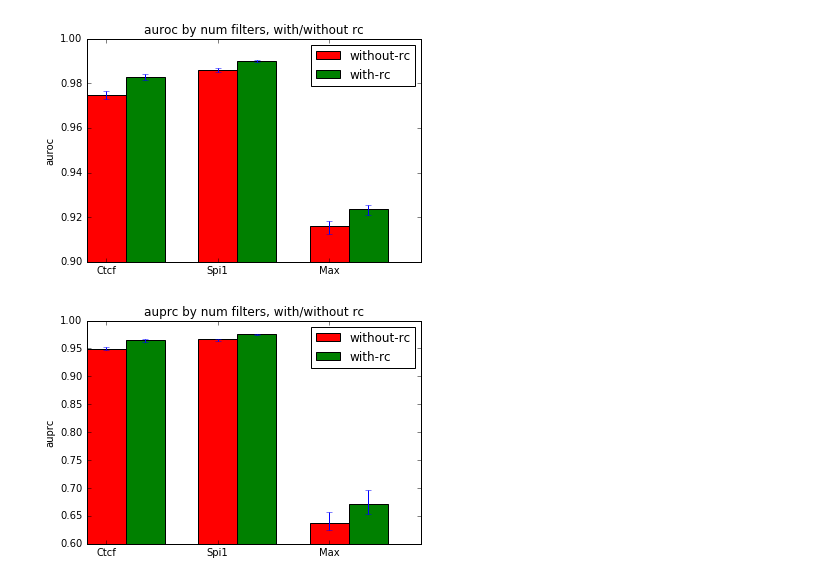
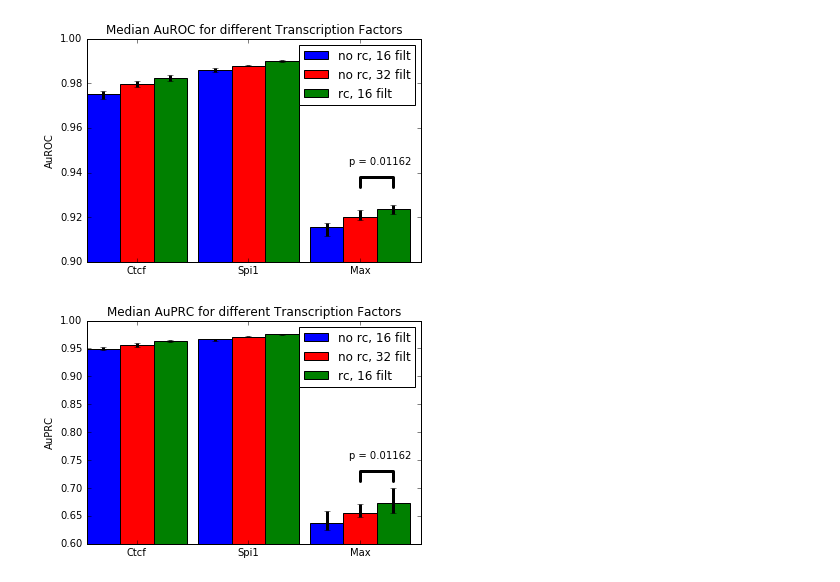
Before and after one commit to kundajelab/av_scripts, a Jupyter notebook: adhoc/revcomp_and_ws_experiments/SummarisePerformanceAcrossTFs.ipynb, the cells around one changed output. Cells and saved outputs as stored; diff of their text form; code cells hidden in the pictures.

```diff
--- a/adhoc/revcomp_and_ws_experiments/SummarisePerformanceAcrossTFs.ipynb
+++ b/adhoc/revcomp_and_ws_experiments/SummarisePerformanceAcrossTFs.ipynb
@@ -10,5 +10,7 @@ for (experiment_prefix, folder) in [('fullCtcf', 'Ctcf'), ('Spi1', 'Spi1'), ('Ma
         experiment_prefix, model_descriptor, seed = filtered_record['message'].split()
         grouped_records[experiment_prefix+"_"+model_descriptor].append(filtered_record)
 # %%
-auroc_per_group = dict([(key, [x['best_valid_perf_info']['valid_all_stats']['mean_auROC'] for x in grouped_records[key]]) for key in grouped_records])
-auprc_per_group = dict([(key, [x['best_valid_perf_info']['valid_all_stats']['mean_auPRC'] for x in grouped_records[key]]) for key in grouped_records])
+auroc_per_group = dict([(key, [x['best_valid_perf_info']['valid_all_stats']['mean_auROC'] for x in grouped_records[key]])
+                        for key in grouped_records])
+auprc_per_group = dict([(key, [x['best_valid_perf_info']['valid_all_stats']['mean_auPRC'] for x in grouped_records[key]])
+                        for key in grouped_records])
@@ -35,37 +53,63 @@ auprc_per_group
 # %%
 %matplotlib inline
 import numpy as np
 import matplotlib.pyplot as plt
 import numpy as np
 
-without_rc_keys = ['fullCtcf_rc-f_nbf-16_ws-f_str-20', 'Spi1_rc-f_nbf-16_ws-f_str-20', 'Max_rc-f_nbf-16_ws-f_str-20']
-with_rc_keys = ['fullCtcf_rc-t_nbf-16_ws-t_symws-f_ircws-t_str-20', 'Spi1_rc-t_nbf-16_ws-t_symws-f_ircws-t_str-20', 'Max_rc-t_nbf-16_ws-t_symws-f_ircws-t_str-20']
+without_rc_keys = ['fullCtcf_rc-f_nbf-16_ws-f_str-20',
+                   'Spi1_rc-f_nbf-16_ws-f_str-20',
+                   'Max_rc-f_nbf-16_ws-f_str-20']
+without_rc_2x_filt_keys = ['fullCtcf-32_rc-f_nbf-32_ws-f_str-20',
+                           'Spi1-32_rc-f_nbf-32_ws-f_str-20',
+                           'Max-32_rc-f_nbf-32_ws-f_str-20']
+with_rc_keys = ['fullCtcf_rc-t_nbf-16_ws-t_symws-f_ircws-t_str-20',
+                'Spi1_rc-t_nbf-16_ws-t_symws-f_ircws-t_str-20',
+                'Max_rc-t_nbf-16_ws-t_symws-f_ircws-t_str-20']
 
-for group_stats, stats_name, ymin in [(auroc_per_group, 'auroc', 0.9), (auprc_per_group, 'auprc', 0.6)]:
+
+def label_diff(i,j,text,X,Y,yrange):
+    y = 1.0*max(Y[i], Y[j])
+
+    y = y + 0.1*yrange
+
+    props = {'connectionstyle':'bar','arrowstyle':'-',\
+                 'shrinkA':35,'shrinkB':35,'lw':3}
+    ax.annotate(text, xy=(X[i]-0.1,y+yrange*0.1), zorder=10)
+    ax.annotate('', xy=(X[i],y), xytext=(X[j],y), arrowprops=props)
+
+for group_stats, stats_name, ymin in [(auroc_per_group, 'AuROC', 0.9), (auprc_per_group, 'AuPRC', 0.6)]:
 
     N = 3
     ind = np.arange(N)  # the x locations for the groups
-    width = 0.35       # the width of the bars
+    width = 0.3       # the width of the bars
     fig, ax = plt.subplots()
 
 
     all_rects = []
+    series_medians = []
 
-    for series_idx, (series, color) in enumerate([(without_rc_keys, 'r'), (with_rc_keys, 'g')]):
-        means = np.array([np.mean(group_stats[x]) for x in series])
-        upper_error = np.array([np.max(group_stats[x]) for x in series]) - means
-        lower_error = np.abs(np.array([np.min(group_stats[x]) for x in series]) - means)
-        rects = ax.bar(ind + width*series_idx, means, width, color=color, yerr=[upper_error, lower_error], ecolor='b')
+    for series_idx, (series, color) in enumerate([(without_rc_keys, 'b'), (without_rc_2x_filt_keys, 'r'), (with_rc_keys, 'g')]):
+        median = np.array([np.median(group_stats[x]) for x in series])
+        series_medians.append(median)
+        upper_error = np.array([np.max(group_stats[x]) for x in series]) - median
+        lower_error = np.abs(np.array([np.min(group_stats[x]) for x in series]) - median)
+        rects = ax.bar(ind + width*series_idx, median, width,
+                       color=color, yerr=[upper_error, lower_error],
+                       ecolor='k', error_kw={'elinewidth':3})
         all_rects.append(rects)
 
     # add some text for labels, title and axes ticks
     ax.set_ylabel(stats_name)
     ax.set_ylim(ymin,1.0)
-    ax.set_title(stats_name+' by num filters, with/without rc')
-    ax.set_xticks(ind + width / 2.0)
+    ax.set_title("Median "+stats_name+' for different Transcription Factors')
+    ax.set_xticks(ind + 3*width / 2.0)
     ax.set_xticklabels(('Ctcf', 'Spi1', 'Max'))
-    ax.legend((all_rects[0][0], all_rects[1][0]), ('without-rc', 'with-rc'), loc=0)
+    ax.legend((all_rects[0][0], all_rects[1][0], all_rects[2][0]), ('no rc, 16 filt',
+                                                                    'no rc, 32 filt',
+                                                                    'rc, 16 filt'), loc=1)
+    #comes out to 0.01162 for both
+    label_diff(1,2, "p = 0.01162", X=2+(np.arange(3)+0.5)*width, Y=[x[-1] for x in series_medians], yrange=1.0-ymin)
     plt.show()
 # %% [output]
-[figure, old version]
+[figure, new version]
-[figure, old version]
+[figure, new version]
```
Also changed, not shown: parts of 3 cells of this notebook, 4 other files.
